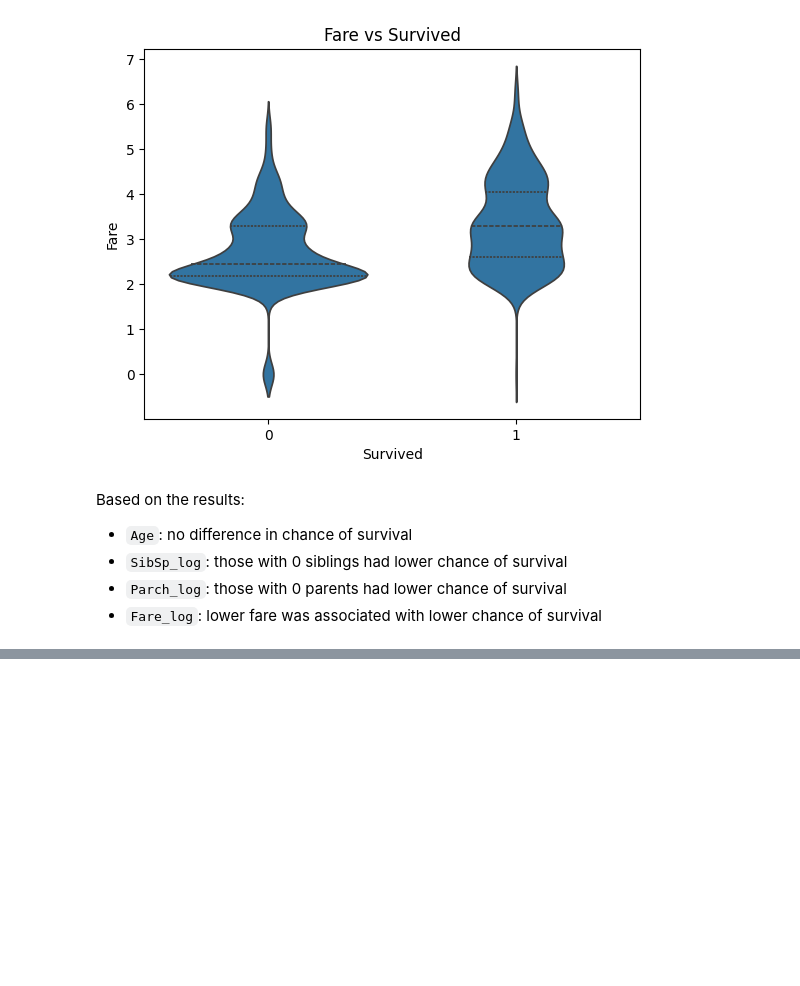
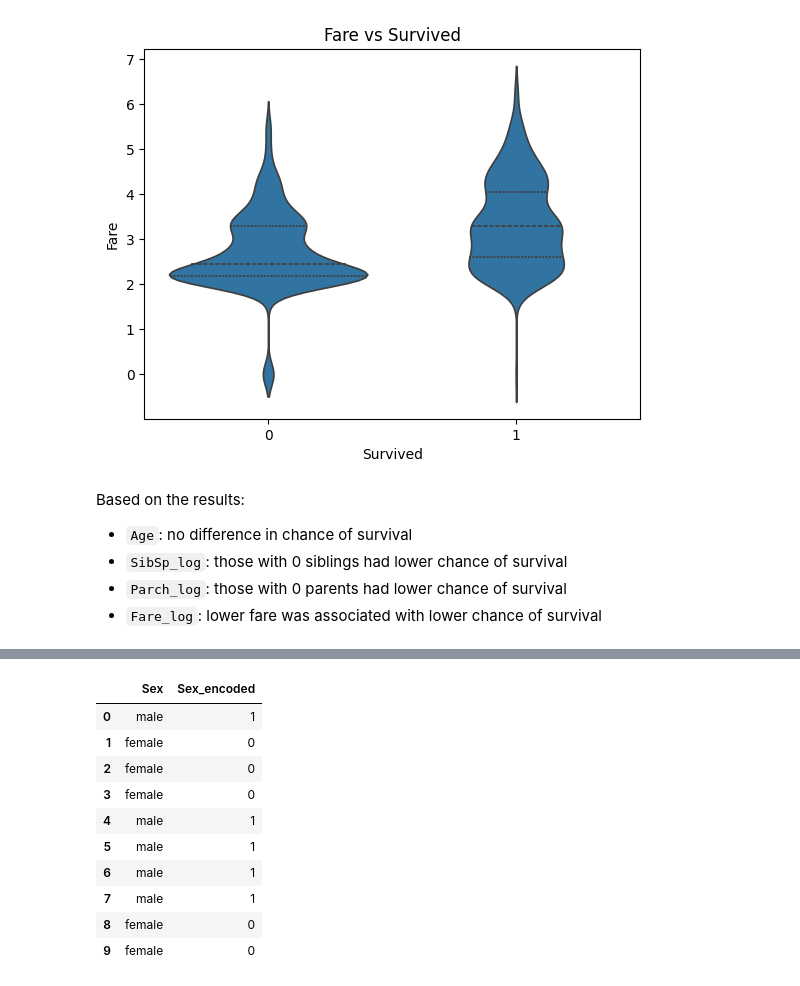
Before and after one commit to svarong-port/data-analytics-projects, a Jupyter notebook: titanic/titanic.ipynb, the cells around one changed output, grey strips where cells are left out. Cells and saved outputs as stored; diff of their text form; code cells hidden in the pictures; blank space fills up the shorter version.

```diff
--- a/titanic/titanic.ipynb
+++ b/titanic/titanic.ipynb
@@ -553,0 +571,6 @@ Based on the results:
+# %%
+# make a copy of df5
+df6 = df5.copy()
+
+# get info on df6
+df6.info()
@@ -553,0 +624,23 @@ Based on the results:
+# %%
+# encode `Sex`
+
+## instantiate the encoder
+lab_encoder = LabelEncoder()
+
+## fit the encoder and transform
+df6["Sex_encoded"] = lab_encoder.fit_transform(df6["Sex"])
+
+# check the results
+df6[["Sex", "Sex_encoded"]].head(10)
+# %% [output]
+|  | Sex | Sex_encoded |
+| 0 | male | 1 |
+| 1 | female | 0 |
+| 2 | female | 0 |
+| 3 | female | 0 |
+| 4 | male | 1 |
+| 5 | male | 1 |
+| 6 | male | 1 |
+| 7 | male | 1 |
+| 8 | female | 0 |
+| 9 | female | 0 |
```
Also changed, not shown: parts of 18 cells of this notebook.
